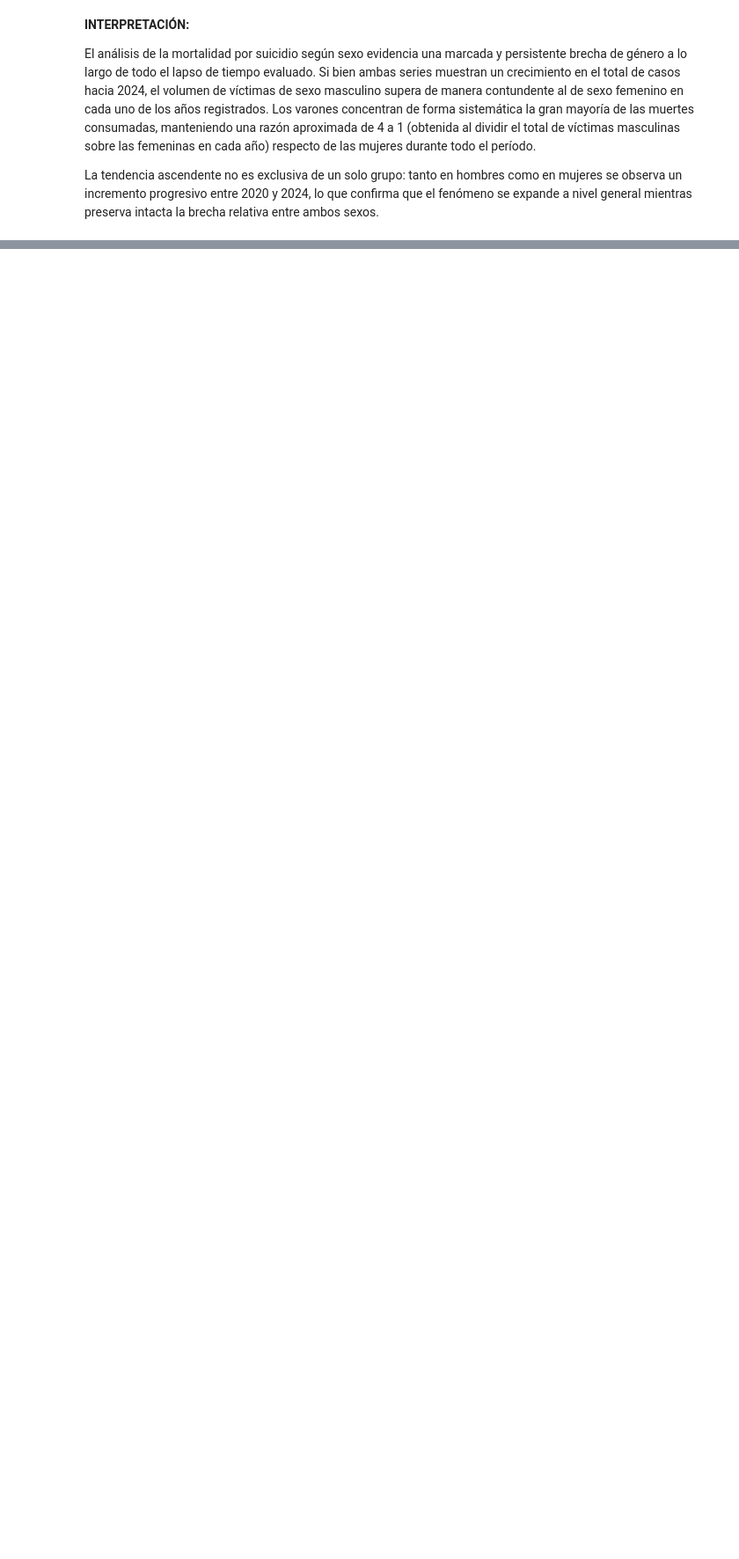
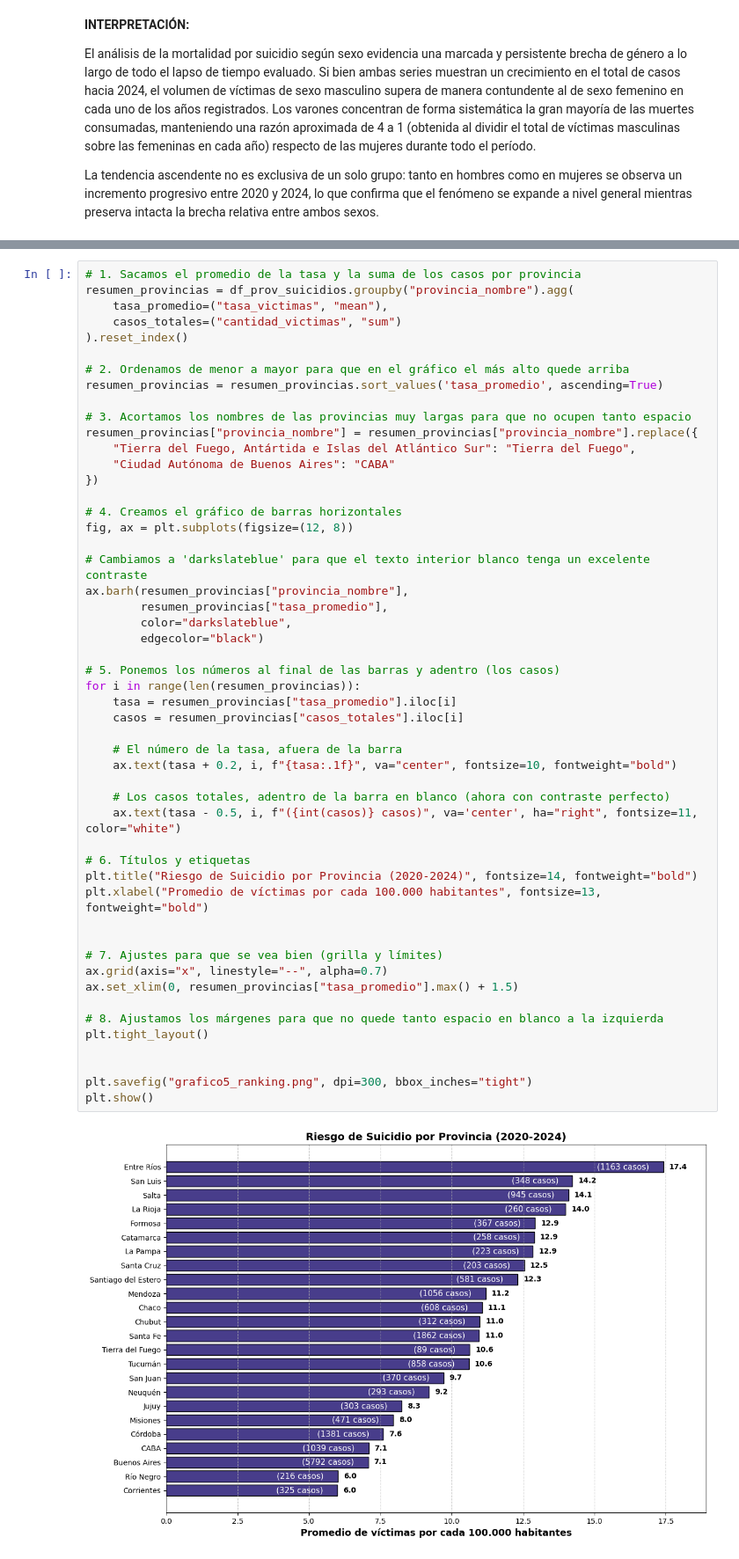
Before and after one commit to fce-laboratoriotp/tp-labo, a Jupyter notebook: notebook_prueba.ipynb, the cells around one changed output, grey strips where cells are left out. Shown at 88% size. Saved outputs shown, nothing was run; the diff lists cells and outputs as text; blank space fills up the shorter version.

```diff
--- a/notebook_prueba.ipynb
+++ b/notebook_prueba.ipynb
@@ -732,0 +740,53 @@ La tendencia ascendente no es exclusiva de un solo grupo: tanto en hombres como
+# %%
+# 1. Sacamos el promedio de la tasa y la suma de los casos por provincia
+resumen_provincias = df_prov_suicidios.groupby("provincia_nombre").agg(
+    tasa_promedio=("tasa_victimas", "mean"),
+    casos_totales=("cantidad_victimas", "sum")
+).reset_index()
+
+# 2. Ordenamos de menor a mayor para que en el gráfico el más alto quede arriba
+resumen_provincias = resumen_provincias.sort_values('tasa_promedio', ascending=True)
+
+# 3. Acortamos los nombres de las provincias muy largas para que no ocupen tanto espacio
+resumen_provincias["provincia_nombre"] = resumen_provincias["provincia_nombre"].replace({
+    "Tierra del Fuego, Antártida e Islas del Atlántico Sur": "Tierra del Fuego",
+    "Ciudad Autónoma de Buenos Aires": "CABA"
+})
+
+# 4. Creamos el gráfico de barras horizontales
+fig, ax = plt.subplots(figsize=(12, 8))
+
+# Cambiamos a 'darkslateblue' para que el texto interior blanco tenga un excelente contraste
+ax.barh(resumen_provincias["provincia_nombre"],
+        resumen_provincias["tasa_promedio"],
+        color="darkslateblue",
+        edgecolor="black")
+
+# 5. Ponemos los números al final de las barras y adentro (los casos)
+for i in range(len(resumen_provincias)):
+    tasa = resumen_provincias["tasa_promedio"].iloc[i]
+    casos = resumen_provincias["casos_totales"].iloc[i]
+
+    # El número de la tasa, afuera de la barra
+    ax.text(tasa + 0.2, i, f"{tasa:.1f}", va="center", fontsize=10, fontweight="bold")
+
+    # Los casos totales, adentro de la barra en blanco (ahora con contraste perfecto)
+    ax.text(tasa - 0.5, i, f"({int(casos)} casos)", va='center', ha="right", fontsize=11, color="white")
+
+# 6. Títulos y etiquetas
+plt.title("Riesgo de Suicidio por Provincia (2020-2024)", fontsize=14, fontweight="bold")
+plt.xlabel("Promedio de víctimas por cada 100.000 habitantes", fontsize=13, fontweight="bold")
+
+
+# 7. Ajustes para que se vea bien (grilla y límites)
+ax.grid(axis="x", linestyle="--", alpha=0.7)
+ax.set_xlim(0, resumen_provincias["tasa_promedio"].max() + 1.5)
+
+# 8. Ajustamos los márgenes para que no quede tanto espacio en blanco a la izquierda
+plt.tight_layout()
+
+
+plt.savefig("grafico5_ranking.png", dpi=300, bbox_inches="tight")
+plt.show()
+# %% [output]
+[figure, added]
```
Also changed, not shown: parts of 4 cells of this notebook.
